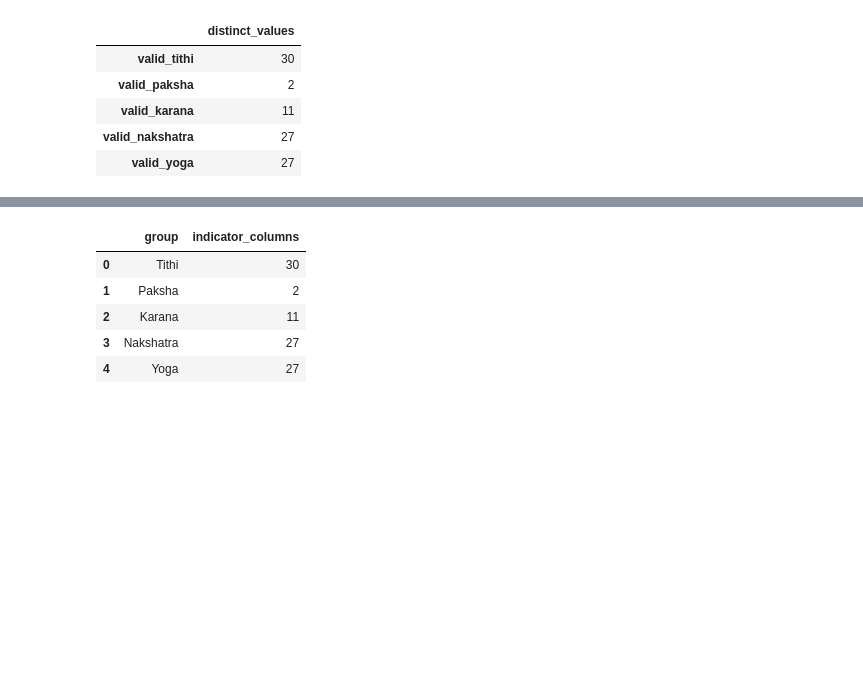
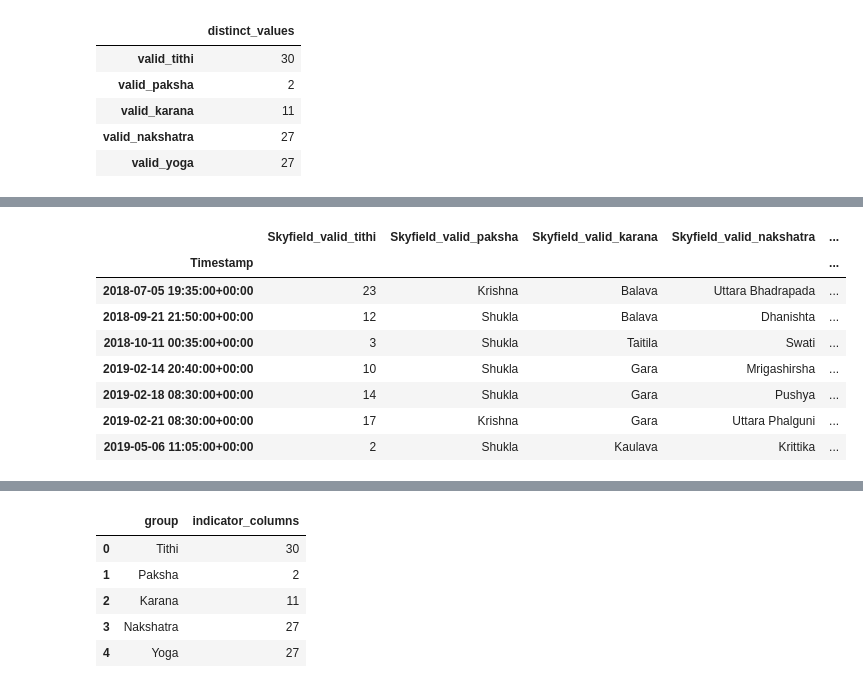
Before and after one commit to stardawgpower/solete-lunisolar-forecasting, a Jupyter notebook: notebooks/04_panchang_features.ipynb, the cells around one changed output, grey strips where cells are left out. Drawn from its saved outputs; the diff is of its cells as text; code cells hidden in the pictures; blank space fills up the shorter version.

Commit message:
Finalize astronomical Panchang and forecasting methodology

```diff
--- a/notebooks/04_panchang_features.ipynb
+++ b/notebooks/04_panchang_features.ipynb
@@ -253,0 +266,80 @@ Distinct observed categories in SOLETE:
+# %%
+import swisseph as swe
+
+
+def to_julian_day_ut(moment):
+    hour = moment.hour + moment.minute / 60 + moment.second / 3600 + moment.microsecond / 3_600_000_000
+    return swe.julday(moment.year, moment.month, moment.day, hour, swe.GREG_CAL)
+
+
+def circular_error_deg(a, b):
+    return np.abs((np.asarray(a) - np.asarray(b) + 180) % 360 - 180)
+
+
+jd_ut = np.asarray([to_julian_day_ut(x) for x in reference_times], dtype=float)
+swiss_sun = np.empty(len(jd_ut))
+swiss_moon = np.empty(len(jd_ut))
+swiss_sun_flags = np.empty(len(jd_ut), dtype=int)
+swiss_moon_flags = np.empty(len(jd_ut), dtype=int)
+swe.set_sid_mode(swe.SIDM_LAHIRI)
+
+for i, jd in enumerate(jd_ut):
+    sun_state, swiss_sun_flags[i] = swe.calc_ut(float(jd), swe.SUN, swe.FLG_SWIEPH)
+    moon_state, swiss_moon_flags[i] = swe.calc_ut(float(jd), swe.MOON, swe.FLG_SWIEPH)
+    swiss_sun[i] = sun_state[0] % 360
+    swiss_moon[i] = moon_state[0] % 360
+
+swiss_phase = (swiss_moon - swiss_sun) % 360
+swiss_moon_sidereal = (swiss_moon - ayanamsha.to_numpy(dtype=float)) % 360
+swiss_sun_sidereal = (swiss_sun - ayanamsha.to_numpy(dtype=float)) % 360
+swiss_yoga_angle = (swiss_moon_sidereal + swiss_sun_sidereal) % 360
+
+# Convert the Swiss positions to exactly the same five categorical vocabularies.
+independent_categories = pd.DataFrame({
+    "valid_tithi": tithi_number_from_phase(swiss_phase),
+    "valid_paksha": paksha_from_tithi(tithi_number_from_phase(swiss_phase)),
+    "valid_karana": karana_name_from_slot(karana_slot_from_phase(swiss_phase)),
+    "valid_nakshatra": nakshatra_name_from_number(nakshatra_number_from_sidereal_moon(swiss_moon_sidereal)),
+    "valid_yoga": yoga_name_from_number(yoga_number_from_angle(swiss_yoga_angle)),
+}, index=timestamps)
+
+mismatch = pd.DataFrame({
+    column: panchang[column].astype(str).to_numpy() != independent_categories[column].astype(str).to_numpy()
+    for column in panchang.columns
+}, index=timestamps)
+assert mismatch.shape == (len(timestamps), 5)
+assert np.isfinite(swiss_sun).all() and np.isfinite(swiss_moon).all()
+
+cross_engine_angles = pd.Series({
+    "maximum_sun_tropical_difference_deg": float(circular_error_deg(longitudes["sun_tropical_longitude_deg"], swiss_sun).max()),
+    "maximum_moon_tropical_difference_deg": float(circular_error_deg(longitudes["moon_tropical_longitude_deg"], swiss_moon).max()),
+    "maximum_sun_sidereal_difference_deg": float(circular_error_deg((longitudes["sun_tropical_longitude_deg"] - ayanamsha) % 360, swiss_sun_sidereal).max()),
+    "maximum_moon_sidereal_difference_deg": float(circular_error_deg(moon_sidereal, swiss_moon_sidereal).max()),
+})
+cross_engine_categories = pd.Series({
+    "rows_compared": len(timestamps),
+    **{f"{column}_mismatches": int(mismatch[column].sum()) for column in panchang.columns},
+    "rows_with_any_mismatch": int(mismatch.any(axis=1).sum()),
+})
+return_flags = pd.DataFrame({
+    "Sun": pd.Series(swiss_sun_flags).value_counts(),
+    "Moon": pd.Series(swiss_moon_flags).value_counts(),
+}).fillna(0).astype(int)
+
+print("Independent ephemeris — maximum angular differences:")
+display(cross_engine_angles.to_frame("degrees").round(7))
+print("Independent ephemeris — categorical disagreements:")
+display(cross_engine_categories.to_frame("count"))
+print("Swiss Ephemeris return flags (actual engine):")
+display(return_flags)
+if mismatch.any(axis=1).any():
+    mismatched_times = mismatch.index[mismatch.any(axis=1)][:12]
+    diagnostic = pd.concat(
+        [panchang.loc[mismatched_times].add_prefix("Skyfield_"),
+         independent_categories.loc[mismatched_times].add_prefix("Swiss_")], axis=1
+    )
+    print("First twelve category-disagreement timestamps:")
+    display(diagnostic)
+else:
+    print("The two engines assign the same Panchang categories throughout the timeline.")
+# %% [output]
@@ -253,0 +365,9 @@ Distinct observed categories in SOLETE:
+|  | Skyfield_valid_tithi | Skyfield_valid_paksha | Skyfield_valid_karana | Skyfield_valid_nakshatra | ... |
+| Timestamp |  |  |  |  | ... |
+| 2018-07-05 19:35:00+00:00 | 23 | Krishna | Balava | Uttara Bhadrapada | ... |
+| 2018-09-21 21:50:00+00:00 | 12 | Shukla | Balava | Dhanishta | ... |
+| 2018-10-11 00:35:00+00:00 | 3 | Shukla | Taitila | Swati | ... |
+| 2019-02-14 20:40:00+00:00 | 10 | Shukla | Gara | Mrigashirsha | ... |
+| 2019-02-18 08:30:00+00:00 | 14 | Shukla | Gara | Pushya | ... |
+| 2019-02-21 08:30:00+00:00 | 17 | Krishna | Gara | Uttara Phalguni | ... |
+| 2019-05-06 11:05:00+00:00 | 2 | Shukla | Kaulava | Krittika | ... |
```
Also changed, not shown: parts of 12 cells of this notebook, 2 other files.
